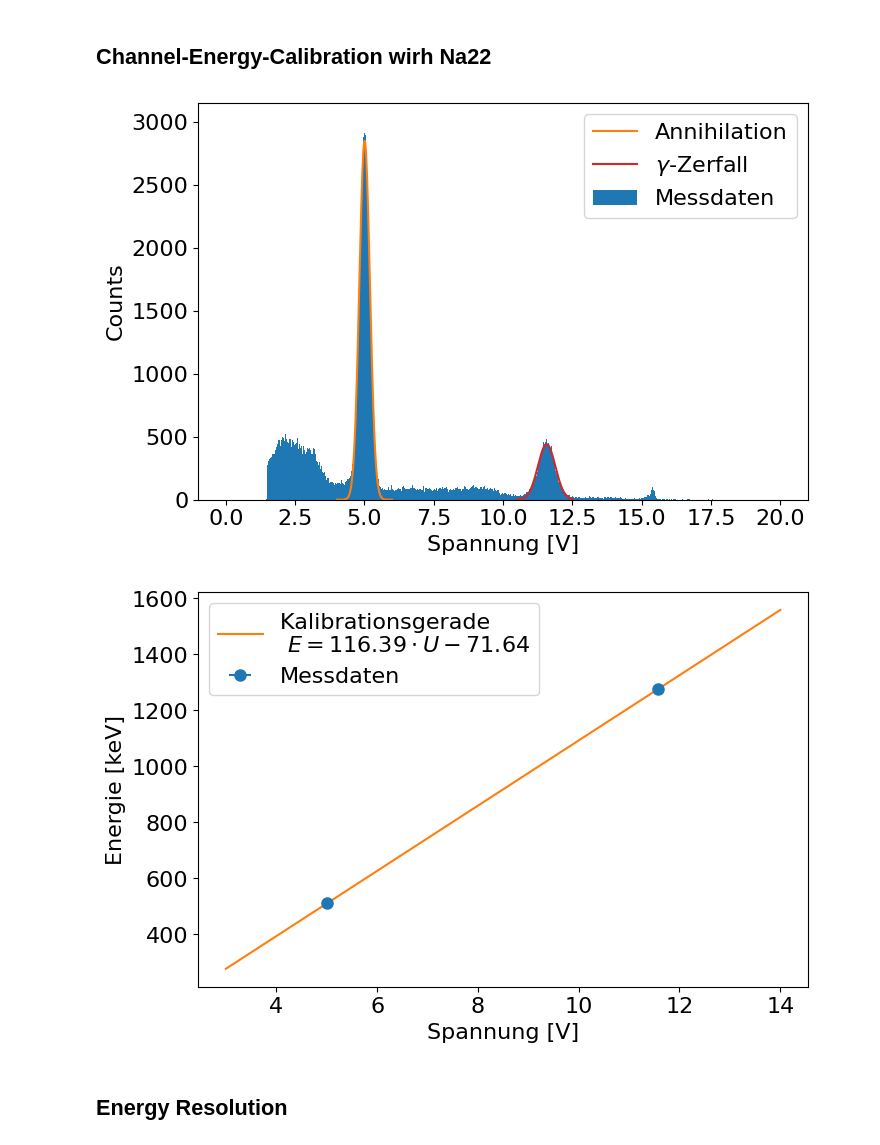
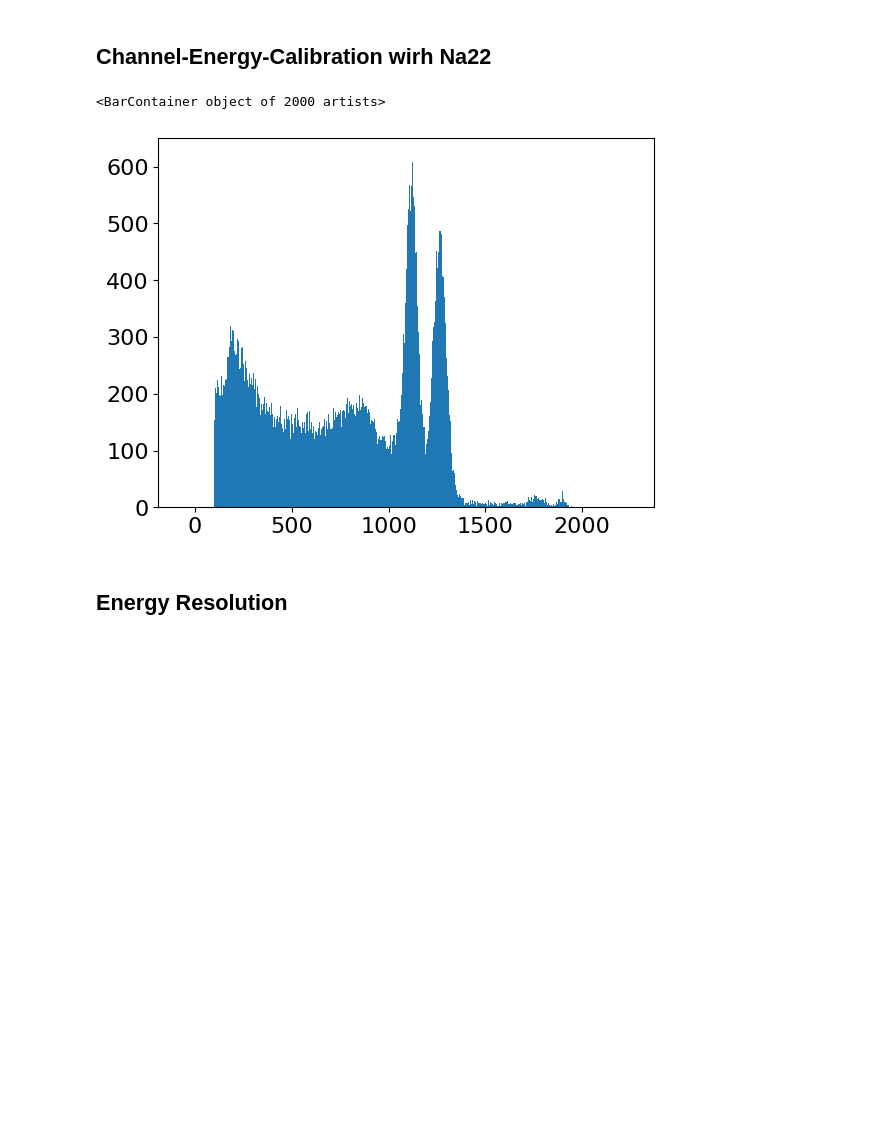
Before and after one commit to SteWey0/Fortgeschrittenenpraktikum, a Jupyter notebook: Gammaspektroskopie/Auswertung.ipynb, the cells around one changed output. Cells and saved outputs as stored; diff of their text form; code cells hidden in the pictures; blank space fills up the shorter version.

```diff
--- a/Gammaspektroskopie/Auswertung.ipynb
+++ b/Gammaspektroskopie/Auswertung.ipynb
@@ -22,38 +22,40 @@ def loadhist(reduced_filename):
 # %%
 # Calibration behind the scenes -> func calibrate() and plots
 def gauss(x, a, mu, sigma):
     return a * np.exp(-(x - mu)**2 / (2 * sigma**2))
 b, c = loadhist('1_3_Na')
 width = 0.01 # The width of each bin in the histogram
 m_511 = (b>4) & (b<6)
 m_1275 = (b>10.5) & (b<12.5)
 popt_511, pcov_511 = curve_fit(gauss, b[m_511], c[m_511], p0=[1e3, 1, 1])
 popt_1275, pcov_1275 = curve_fit(gauss, b[m_1275], c[m_1275], p0=[1e2, 10, 1])
 mus = np.array([popt_511[1], popt_1275[1]])
 err_mus = np.array([np.sqrt(pcov_511[1,1]), np.sqrt(pcov_1275[1,1])])
 cal_slope = (1275-511)/(mus[1]-mus[0])
 cal_intersect = 511 - cal_slope*mus[0]
 def calibrate(x, m=cal_slope, t=cal_intersect):
     return m*x + t
 
-fig,ax=plt.subplots(figsize=(7.5,5))
-ax.bar(b,c, width=width, color=cmap[0], label='Messdaten')
-ax.plot(b[m_511], gauss(b[m_511], *popt_511),color=cmap[1], label='Annihilation')
-ax.plot(b[m_1275], gauss(b[m_1275], *popt_1275),color=cmap[3], label='$\gamma$-Zerfall')
-ax.set(xlabel='Spannung [V]', ylabel='Counts')
-ax.legend()
-fig.tight_layout()
+# fig,ax=plt.subplots(figsize=(7.5,5))
+# ax.bar(b,c, width=width, color=cmap[0], label='Messdaten')
+# ax.plot(b[m_511], gauss(b[m_511], *popt_511),color=cmap[1], label='Annihilation')
+# ax.plot(b[m_1275], gauss(b[m_1275], *popt_1275),color=cmap[3], label='$\gamma$-Zerfall')
+# ax.set(xlabel='Spannung [V]', ylabel='Counts')
+# ax.legend()
+# fig.tight_layout()
 
-fig,ax=plt.subplots(figsize=(7.5,5))
-ax.errorbar(mus, [511,1275], None, err_mus, 'o', label='Messdaten')
-x = np.linspace(3,14,2)
-ax.plot(x, calibrate(x), label=f'Kalibrationsgerade \n $E = {cal_slope :.2f} \cdot U {cal_intersect :.2f}$')
-ax.set(xlabel='Spannung [V]', ylabel='Energie [keV]')
-ax.legend()
-fig.tight_layout()
+# fig,ax=plt.subplots(figsize=(7.5,5))
+# ax.errorbar(mus, [511,1275], None, err_mus, 'o', label='Messdaten')
+# x = np.linspace(3,14,2)
+# ax.plot(x, calibrate(x), label=f'Kalibrationsgerade \n $E = {cal_slope :.2f} \cdot U {cal_intersect :.2f}$')
+# ax.set(xlabel='Spannung [V]', ylabel='Energie [keV]')
+# ax.legend()
+# fig.tight_layout()
+b,c = loadhist('1_3_Co')
+plt.bar(calibrate(b), c, width=calibrate(width, cal_slope, 0))
 # %% [output]
+<BarContainer object of 2000 artists>
-[figure, old version]
+[figure, new version]
-[figure, removed]
 # %% [markdown]
 ## Energy Resolution
 # %%
```
Also changed, not shown: parts of 16 cells of this notebook, 2 other files.
